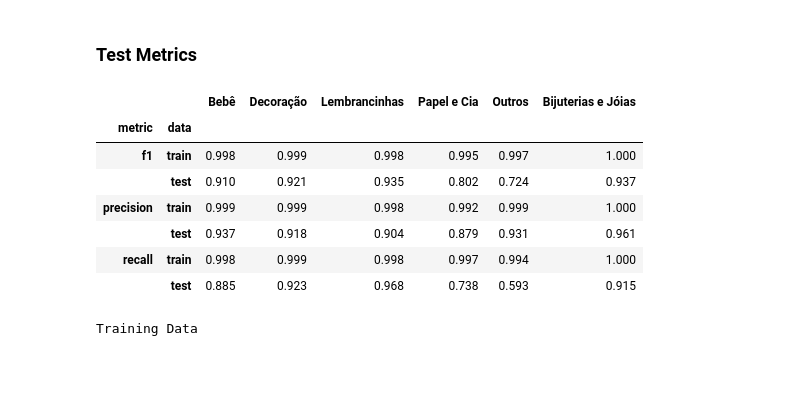
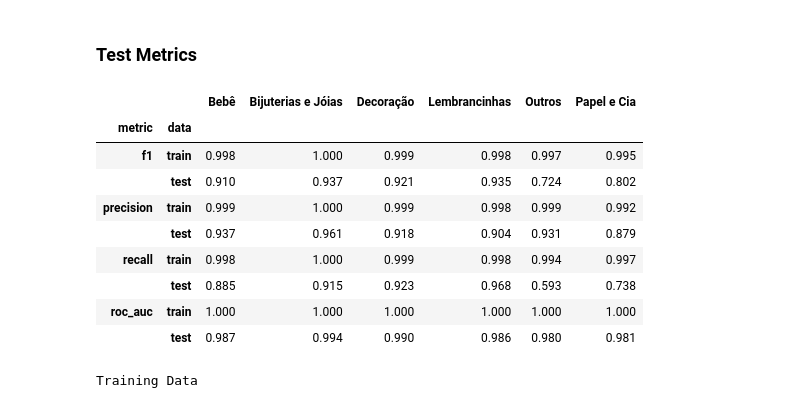
Before and after one commit to renan-cunha/intelligent-systems-project, a Jupyter notebook: training/trainer.ipynb, the cells around one changed output. Drawn from its saved outputs; the diff is of its cells as text; code cells hidden in the pictures; blank space fills up the shorter version.

Commit message:
Add roc_auc_score_multiclass function

```diff
--- a/training/trainer.ipynb
+++ b/training/trainer.ipynb
@@ -489,35 +489,48 @@ y_train_pred = best_model.predict(X_train)
 y_train_proba = best_model.predict_proba(X_train)
 y_test_pred = best_model.predict(X_test)
 y_test_proba = best_model.predict_proba(X_test)
+# %%
+def roc_auc_score_multiclass(y_true, y_proba, labels):
+
+    result = []
+    for label_index, current_label in enumerate(labels):
+
+        y_true_binary = (y_true == current_label).astype(float)
+        y_proba_correct = y_proba[:, label_index].reshape(-1,1)
+
+        result.append(roc_auc_score(y_true_binary, y_proba_correct))
+
+    return result
 # %%
-labels = pd.unique(y_train)
-metrics = ["f1", "precision", "recall"]#, "roc_auc"]
+labels = best_model.classes_
+metrics = ["f1", "precision", "recall", "roc_auc"]
 data_mode_list = ["train", "test"]
 iterables = [metrics, data_mode_list]
 index = pd.MultiIndex.from_product(iterables, names=["metric", "data"])
 test_metrics_df = pd.DataFrame(index=index, columns=labels)
 
 y_tuples = [(y_train, y_train_pred, y_train_proba), (y_test, y_test_pred, y_test_proba)]
 
 for data_mode, y_tuple in zip(data_mode_list, y_tuples):
     y_true, y_pred, y_proba = y_tuple
     test_metrics_df.loc[("f1", data_mode), :] = f1_score(y_true, y_pred, average=None, labels=labels)
     test_metrics_df.loc[("precision", data_mode), :] = precision_score(y_true, y_pred, average=None, labels=labels)
     test_metrics_df.loc[("recall", data_mode), :] = recall_score(y_true, y_pred, average=None, labels=labels)
-    #test_metrics_df.loc[("roc_auc", data_mode), :] = roc_auc_score(y_true, y_proba, average=None,
-    #                                                               labels=labels[0])
+    test_metrics_df.loc[("roc_auc", data_mode), :] = roc_auc_score_multiclass(y_true, y_proba, labels=labels)
 
 test_metrics_df = test_metrics_df.astype(float).round(3)
 test_metrics_df
 # %% [output]
-|  |  | Bebê | Decoração | Lembrancinhas | Papel e Cia | Outros | Bijuterias e Jóias |
+|  |  | Bebê | Bijuterias e Jóias | Decoração | Lembrancinhas | Outros | Papel e Cia |
 | metric | data |  |  |  |  |  |  |
-| f1 | train | 0.998 | 0.999 | 0.998 | 0.995 | 0.997 | 1.000 |
-|  | test | 0.910 | 0.921 | 0.935 | 0.802 | 0.724 | 0.937 |
-| precision | train | 0.999 | 0.999 | 0.998 | 0.992 | 0.999 | 1.000 |
-|  | test | 0.937 | 0.918 | 0.904 | 0.879 | 0.931 | 0.961 |
-| recall | train | 0.998 | 0.999 | 0.998 | 0.997 | 0.994 | 1.000 |
-|  | test | 0.885 | 0.923 | 0.968 | 0.738 | 0.593 | 0.915 |
+| f1 | train | 0.998 | 1.000 | 0.999 | 0.998 | 0.997 | 0.995 |
+|  | test | 0.910 | 0.937 | 0.921 | 0.935 | 0.724 | 0.802 |
+| precision | train | 0.999 | 1.000 | 0.999 | 0.998 | 0.999 | 0.992 |
+|  | test | 0.937 | 0.961 | 0.918 | 0.904 | 0.931 | 0.879 |
+| recall | train | 0.998 | 1.000 | 0.999 | 0.998 | 0.994 | 0.997 |
+|  | test | 0.885 | 0.915 | 0.923 | 0.968 | 0.593 | 0.738 |
+| roc_auc | train | 1.000 | 1.000 | 1.000 | 1.000 | 1.000 | 1.000 |
+|  | test | 0.987 | 0.994 | 0.990 | 0.986 | 0.980 | 0.981 |
 # %%
 with open(os.getenv("METRICS_PATH"), 'a') as f:
     f.write(f"\n\nTest Metrics: \n{test_metrics_df.to_string()}")
```
Also changed, not shown: parts of 4 cells of this notebook.
